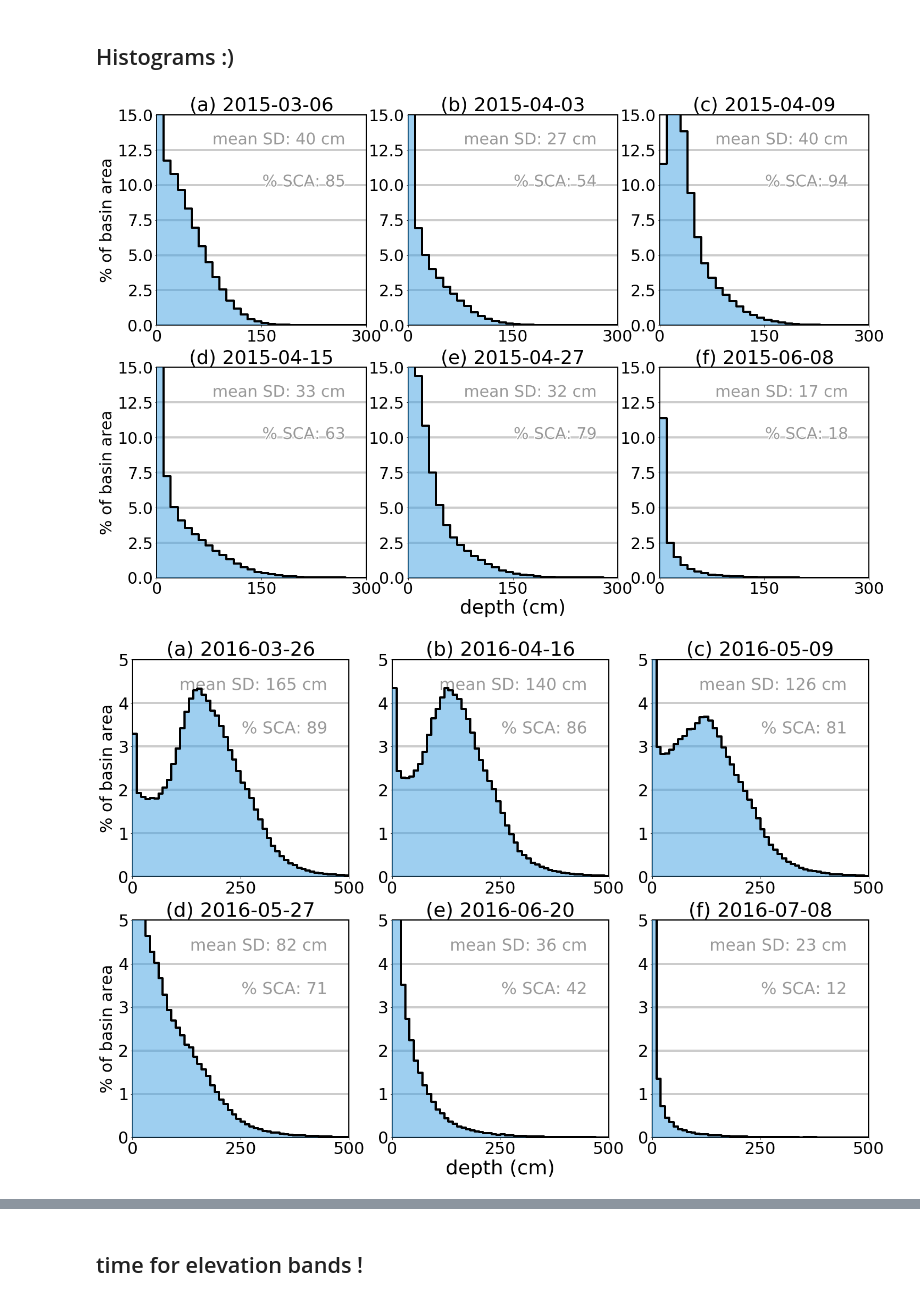
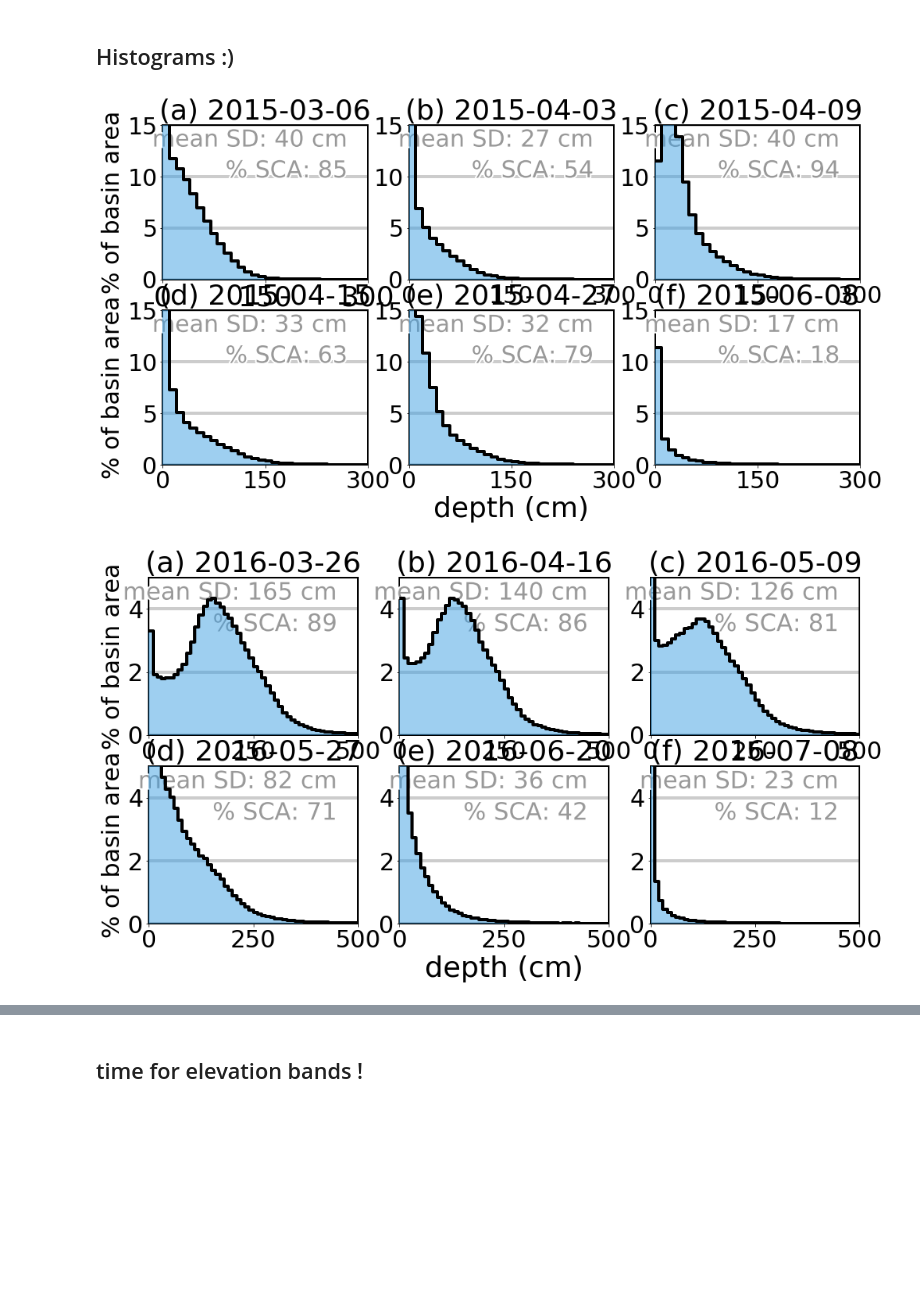
Before and after one commit to meganmason/jlabs, a Jupyter notebook: 50m_ascii/Tuolumne_depth.ipynb, the cells around one changed output, grey strips where cells are left out. Drawn from its saved outputs; the diff is of its cells as text; code cells hidden in the pictures; blank space fills up the shorter version.

```diff
--- a/50m_ascii/Tuolumne_depth.ipynb
+++ b/50m_ascii/Tuolumne_depth.ipynb
@@ -63,10 +63,5 @@ for f in sorted(flist):
 # flight_dates # flight dates as strings
 
 flight_dates_dt = [datetime.strptime(flight_date, '%Y%m%d') for flight_date in flight_dates]
-# print(flight_dates_dt[1] - flight_dates_dt[0])
-# print(type(flight_dates_dt))
-
-for e, i in enumerate(flight_dates_dt):
-    print(e, i)
 # %% [output]
 Number of files as input: 47
@@ -413,8 +392,8 @@ title_letter = 'abcdef'
 
 for year in dates_to_plot_dict: #('15,'16,'17)
 
-    plt.figure(figsize = (24, 16))
-#     plt.figure(figsize = (16, 8))
+#     plt.figure(figsize = (24, 16))
+    plt.figure(figsize = (16, 8))
     i_plot = 1
 
     for year_date in dates_to_plot_dict[year]:
@@ -450,32 +429,32 @@ for year in dates_to_plot_dict: #('15,'16,'17)
         plt.rc('ytick', labelsize = fs_axes+4)
 
         plt.grid(axis='y', color=(0.8, 0.8, 0.8), which='major', linestyle='-', linewidth=4)
 
         plt.xlim([0, max_depth[year]])
         plt.ylim([0, max_y[year]])
 
         ax.spines['top'].set_linewidth(2.0)
         ax.spines['bottom'].set_linewidth(2.0)
         ax.spines['left'].set_linewidth(2.0)
         ax.spines['right'].set_linewidth(2.0)
 
         sca_percent = depth_hist_aux[year_date_dt].values.sum() / mask_50m[mask_50m == 1].size * 100
         sca_text = plt.annotate('% SCA: ' + str(int(sca_percent)),
                                 xy = (0.9*max_depth[year], 0.66*max_y[year]),
                                 fontsize = fs_labels+4, color = (0.6, 0.6, 0.6), alpha = 1, rotation = 0,
                                 horizontalalignment = 'right')
         sca_text.set_path_effects([PathEffects.withStroke(linewidth=4, foreground='w')])
 
         mean_text = plt.annotate('mean SD: ' + str(int(df['meanSD (m)'].loc[year_date_dt] *100)) + ' cm',
                                 xy = (0.9*max_depth[year], 0.86*max_y[year]),
                                 fontsize = fs_labels+4, color = (0.6, 0.6, 0.6), alpha = 1, rotation = 0,
                                 horizontalalignment = 'right')
         mean_text.set_path_effects([PathEffects.withStroke(linewidth=4, foreground='w')])
 
 
         i_plot +=1
 
 #     plt.savefig('/home/meganmason/Documents/projects/thesis/figures/working/50m_depth/hist_sca_depth_{}.png'.format(year), dpi=150)
 # %% [output]
-[figure, old version]
+[figure, new version]
-[figure, old version]
+[figure, new version]
```
Also changed, not shown: parts of 10 cells of this notebook, 3 other files.
